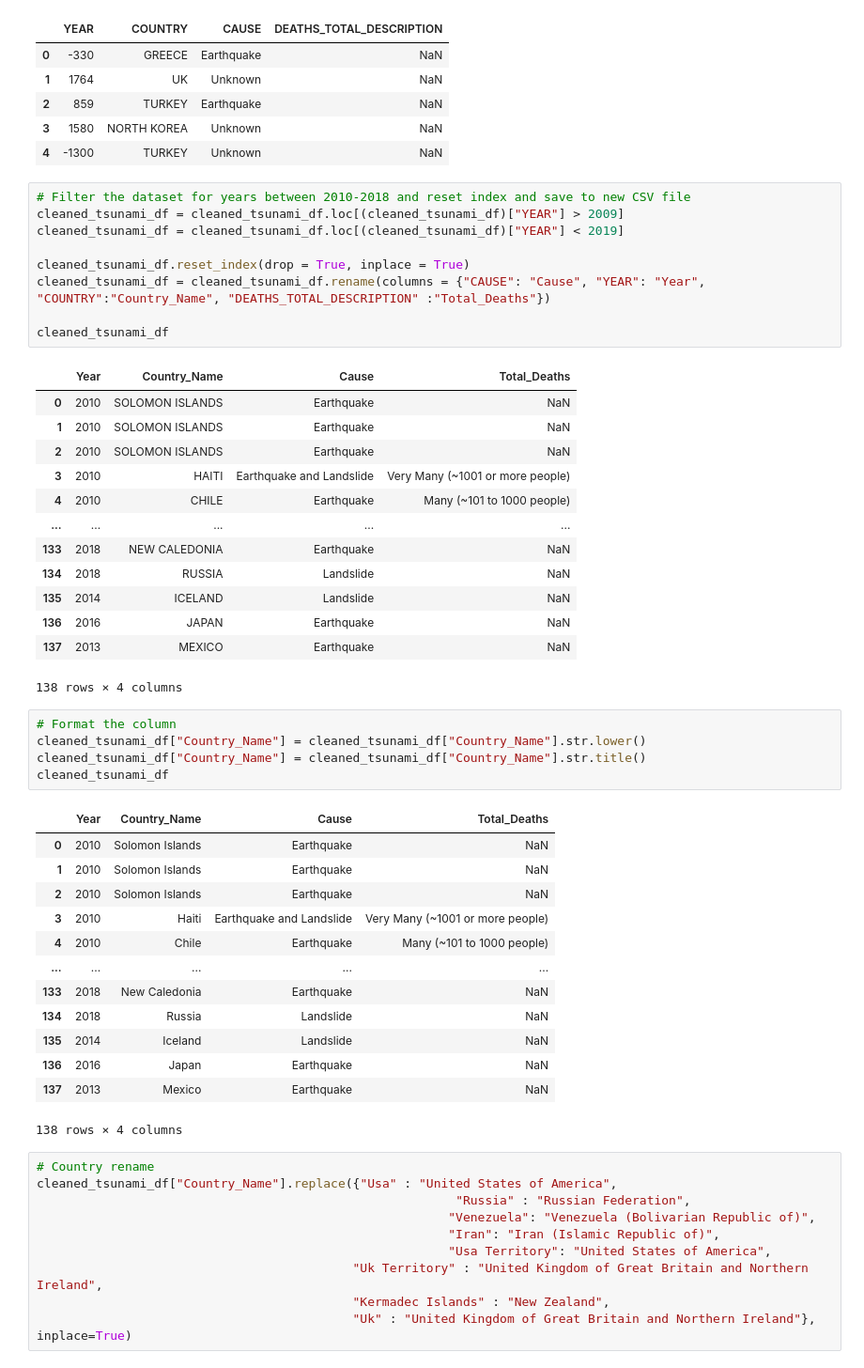
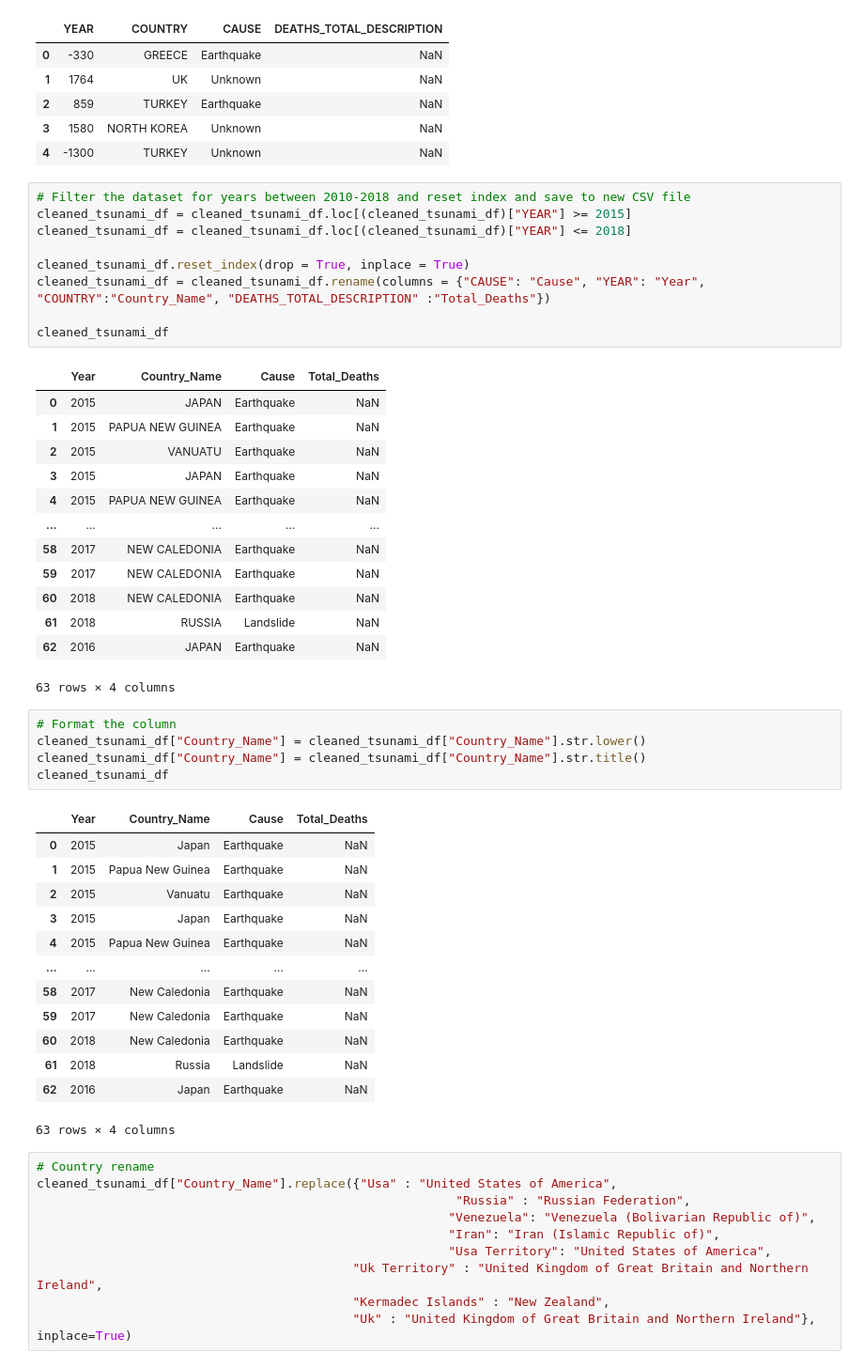
Before and after one commit to macadyls/Natural-Disaster-Support-ETL, a Jupyter notebook: main_cleaning.ipynb, the cells around one changed output. Shown: that part at 94% size. Saved outputs shown, nothing was run; the diff lists cells and outputs as text.

```diff
--- a/main_cleaning.ipynb
+++ b/main_cleaning.ipynb
@@ -235,27 +242,27 @@ cleaned_tsunami_df.head()
 | 4 | -1300 | TURKEY | Unknown | NaN |
 # %%
 # Filter the dataset for years between 2010-2018 and reset index and save to new CSV file
-cleaned_tsunami_df = cleaned_tsunami_df.loc[(cleaned_tsunami_df)["YEAR"] > 2009]
-cleaned_tsunami_df = cleaned_tsunami_df.loc[(cleaned_tsunami_df)["YEAR"] < 2019]
+cleaned_tsunami_df = cleaned_tsunami_df.loc[(cleaned_tsunami_df)["YEAR"] >= 2015]
+cleaned_tsunami_df = cleaned_tsunami_df.loc[(cleaned_tsunami_df)["YEAR"] <= 2018]
 
 cleaned_tsunami_df.reset_index(drop = True, inplace = True)
 cleaned_tsunami_df = cleaned_tsunami_df.rename(columns = {"CAUSE": "Cause", "YEAR": "Year", "COUNTRY":"Country_Name", "DEATHS_TOTAL_DESCRIPTION" :"Total_Deaths"})
 
 cleaned_tsunami_df
 # %% [output]
 |  | Year | Country_Name | Cause | Total_Deaths |
-| 0 | 2010 | SOLOMON ISLANDS | Earthquake | NaN |
-| 1 | 2010 | SOLOMON ISLANDS | Earthquake | NaN |
-| 2 | 2010 | SOLOMON ISLANDS | Earthquake | NaN |
-| 3 | 2010 | HAITI | Earthquake and Landslide | Very Many (~1001 or more people) |
-| 4 | 2010 | CHILE | Earthquake | Many (~101 to 1000 people) |
+| 0 | 2015 | JAPAN | Earthquake | NaN |
+| 1 | 2015 | PAPUA NEW GUINEA | Earthquake | NaN |
+| 2 | 2015 | VANUATU | Earthquake | NaN |
+| 3 | 2015 | JAPAN | Earthquake | NaN |
+| 4 | 2015 | PAPUA NEW GUINEA | Earthquake | NaN |
 | ... | ... | ... | ... | ... |
-| 133 | 2018 | NEW CALEDONIA | Earthquake | NaN |
-| 134 | 2018 | RUSSIA | Landslide | NaN |
-| 135 | 2014 | ICELAND | Landslide | NaN |
-| 136 | 2016 | JAPAN | Earthquake | NaN |
-| 137 | 2013 | MEXICO | Earthquake | NaN |
+| 58 | 2017 | NEW CALEDONIA | Earthquake | NaN |
+| 59 | 2017 | NEW CALEDONIA | Earthquake | NaN |
+| 60 | 2018 | NEW CALEDONIA | Earthquake | NaN |
+| 61 | 2018 | RUSSIA | Landslide | NaN |
+| 62 | 2016 | JAPAN | Earthquake | NaN |
-138 rows × 4 columns
+63 rows × 4 columns
 # %%
 # Format the column
 cleaned_tsunami_df["Country_Name"] = cleaned_tsunami_df["Country_Name"].str.lower()
@@ -263,18 +270,18 @@ cleaned_tsunami_df["Country_Name"] = cleaned_tsunami_df["Country_Name"].str.titl
 cleaned_tsunami_df
 # %% [output]
 |  | Year | Country_Name | Cause | Total_Deaths |
-| 0 | 2010 | Solomon Islands | Earthquake | NaN |
-| 1 | 2010 | Solomon Islands | Earthquake | NaN |
-| 2 | 2010 | Solomon Islands | Earthquake | NaN |
-| 3 | 2010 | Haiti | Earthquake and Landslide | Very Many (~1001 or more people) |
-| 4 | 2010 | Chile | Earthquake | Many (~101 to 1000 people) |
+| 0 | 2015 | Japan | Earthquake | NaN |
+| 1 | 2015 | Papua New Guinea | Earthquake | NaN |
+| 2 | 2015 | Vanuatu | Earthquake | NaN |
+| 3 | 2015 | Japan | Earthquake | NaN |
+| 4 | 2015 | Papua New Guinea | Earthquake | NaN |
 | ... | ... | ... | ... | ... |
-| 133 | 2018 | New Caledonia | Earthquake | NaN |
-| 134 | 2018 | Russia | Landslide | NaN |
-| 135 | 2014 | Iceland | Landslide | NaN |
-| 136 | 2016 | Japan | Earthquake | NaN |
-| 137 | 2013 | Mexico | Earthquake | NaN |
+| 58 | 2017 | New Caledonia | Earthquake | NaN |
+| 59 | 2017 | New Caledonia | Earthquake | NaN |
+| 60 | 2018 | New Caledonia | Earthquake | NaN |
+| 61 | 2018 | Russia | Landslide | NaN |
+| 62 | 2016 | Japan | Earthquake | NaN |
-138 rows × 4 columns
+63 rows × 4 columns
 # %%
 # Country rename
 cleaned_tsunami_df["Country_Name"].replace({"Usa" : "United States of America",
```
Also changed, not shown: parts of 5 cells of this notebook, 8 other files.
